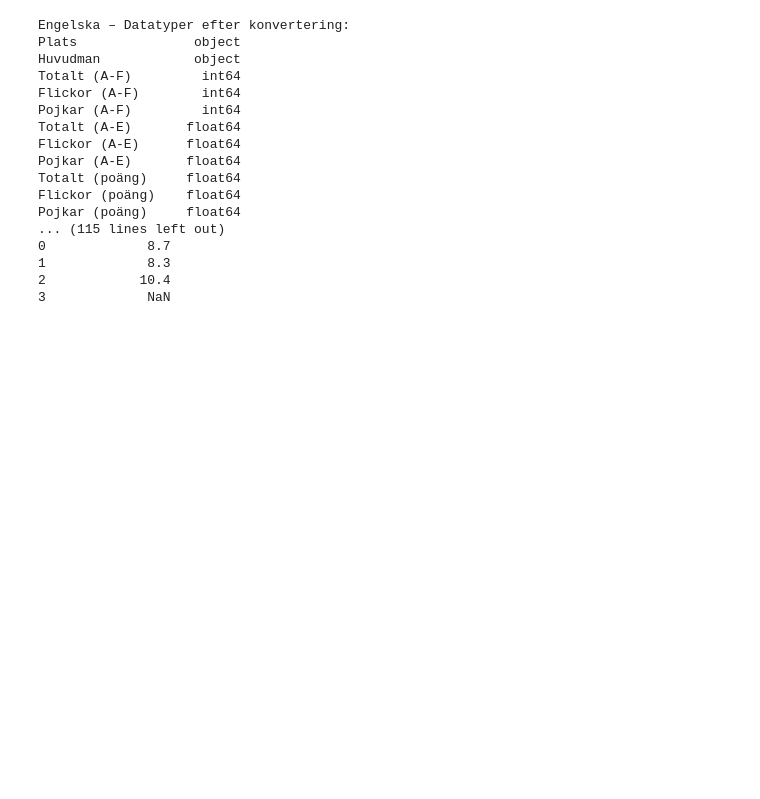
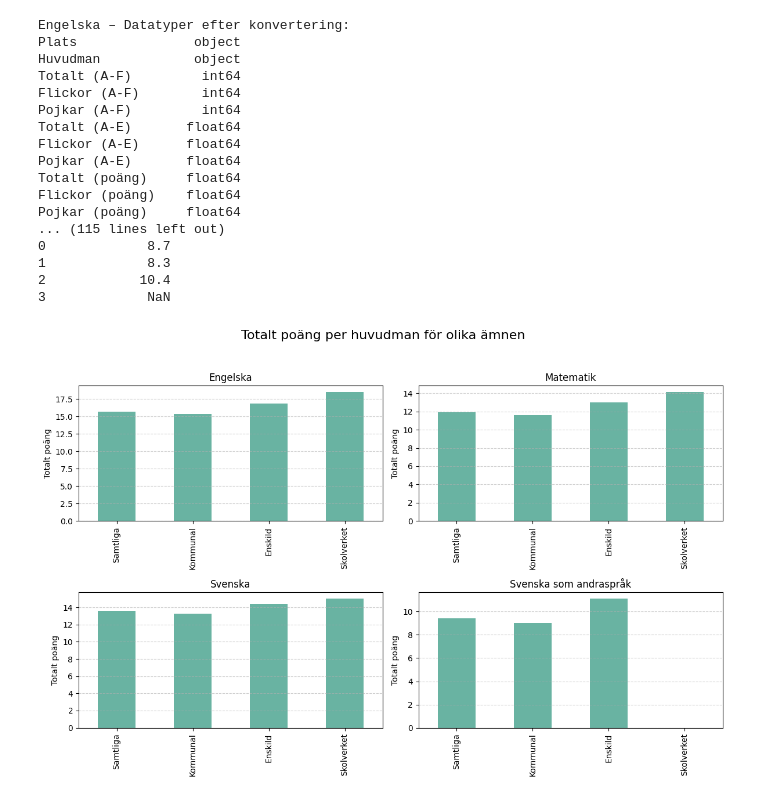
Before and after one commit to tobyhatrick/python_tobyhatrick_opa24, a Jupyter notebook: lab2_1b.ipynb, the cells around one changed output. Saved outputs shown, nothing was run; the diff lists cells and outputs as text; code cells hidden in the pictures; blank space fills up the shorter version.

```diff
--- a/lab2_1b.ipynb
+++ b/lab2_1b.ipynb
@@ -32,7 +32,7 @@ for subject, df in data_per_subject.items():
     print(df.dtypes)
 
 # Förhandsgranska datan
-for subject, df in data_per_ämne.items():
+for subject, df in data_per_subject.items():
     print(f"\n{subject} – Första raderna:")
     print(df.head())
 # %% [output]
@@ -56,26 +56,34 @@ Pojkar (poäng)     float64
 # %%
 import matplotlib.pyplot as plt
 import os
 
 # Katalog där bilden ska sparas
 spara_mapp = "Visualiseringar"
 os.makedirs(spara_mapp, exist_ok=True)  # Skapa mappen om den inte finns
 
 # Skapa figur och axlar (2x2 rutnät)
 fig, axlar = plt.subplots(nrows=2, ncols=2, figsize=(12, 8))
 fig.suptitle("Totalt poäng per huvudman för olika ämnen", fontsize=16)
 
 # Skapa stapeldiagram för varje ämne
 for ax, (subject, df) in zip(axlar.flatten(), data_per_subject.items()):
     df.plot(
         x="Huvudman",
         y="Totalt (poäng)",
         kind="bar",
         ax=ax,
         legend=False,
         color="#69b3a2"
     )
     ax.set_title(subject)
     ax.set_ylabel("Totalt poäng")
     ax.set_xlabel("")
     ax.grid(axis="y", linestyle="--", alpha=0.6)
+
+# Justera layout och spara som PNG
+plt.tight_layout(rect=[0, 0, 1, 0.95])
+bildsökväg = os.path.join(spara_mapp, "totalt_poäng_huvudman.png")
+plt.savefig(bildsökväg, dpi=300)
+plt.show()
+# %% [output]
+[figure, added]
```
